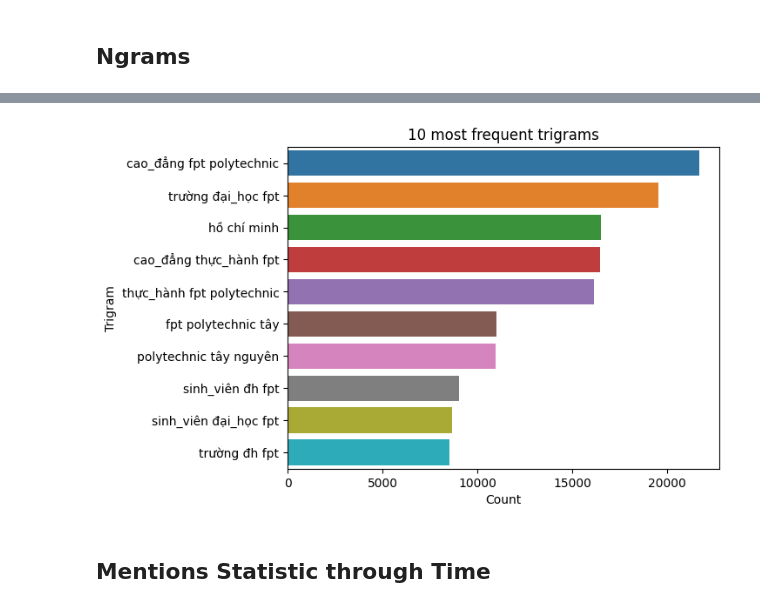
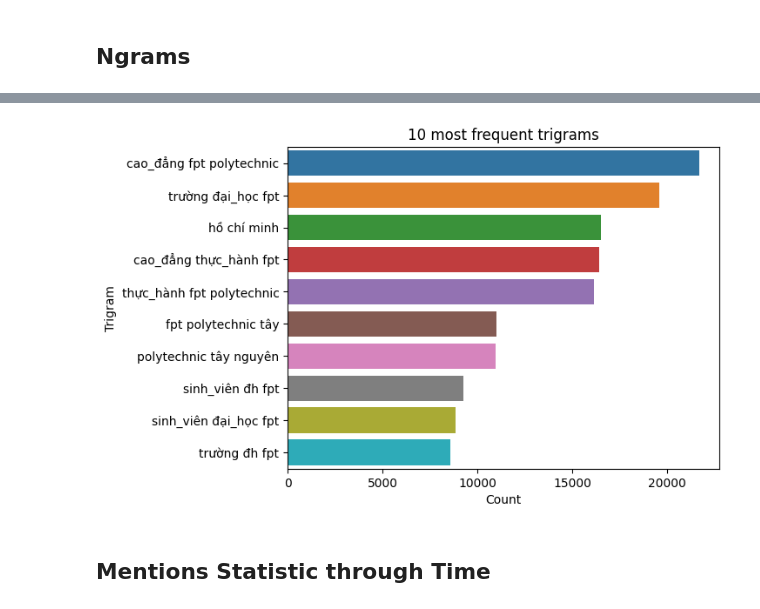
Before and after one commit to JustASimpleGuy02/fptnewshub, a Jupyter notebook: Preprocess/eda.ipynb, the cells around one changed output, grey strips where cells are left out. Cells and saved outputs as stored; diff of their text form; code cells hidden in the pictures.

```diff
--- a/Preprocess/eda.ipynb
+++ b/Preprocess/eda.ipynb
@@ -109,7 +109,7 @@ plt.savefig('../Images/word_count.png')
 # %%
 from collections import defaultdict
 # %%
-stopwords = open('../Preprocess/stopword.txt', 'r')
+stopwords = open('vietnamese-stopwords.txt', 'r')
 stopwords_list = stopwords.read().split('\n')
 # %%
 def generate_ngrams(text, n_gram=1):
@@ -177,18 +160,18 @@ plt.savefig('../Images/bigrams.png', bbox_inches='tight')
 # %%
-# df_content_trigrams = plot_ngrams(n=3, N=N)
-df_content_trigrams = read_csv('../Ngrams_CSV/df_content_trigrams.csv')
+df_content_trigrams = plot_ngrams(n=3, N=N)
+# df_content_trigrams = read_csv('../Ngrams_CSV/df_content_trigrams.csv')
 # sns.barplot(y=['\n'.join(w.split(' ')) for w in df_content_trigrams['0'][:N]],
 #             x=df_content_trigrams['1'][:N])
-sns.barplot(y=df_content_trigrams['0'][:N],
-            x=df_content_trigrams['1'][:N])
+# sns.barplot(y=df_content_trigrams['0'][:N],
+#             x=df_content_trigrams['1'][:N])
 plt.title(f"{N} most frequent trigrams")
 plt.ylabel("Trigram")
 plt.xlabel("Count")
 # plt.yticks(rotation = -90);
 plt.savefig('../Images/trigram.png', bbox_inches='tight')
-# df_content_trigrams.to_csv('../Ngrams_CSV/df_content_trigrams.csv')
+df_content_trigrams.to_csv('../Ngrams_CSV/df_content_trigrams.csv')
 # %% [output]
-[figure, old version]
+[figure, new version]
 # %% [markdown]
 ## Mentions Statistic through Time
 # %%
```
Also changed, not shown: parts of 4 cells of this notebook, 4 other files.
